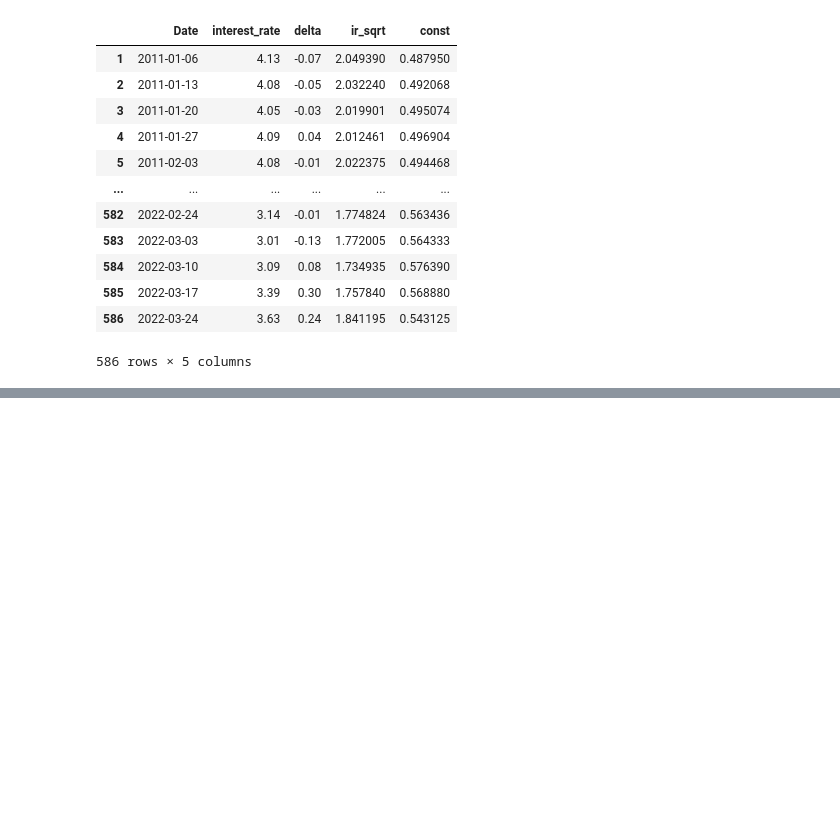
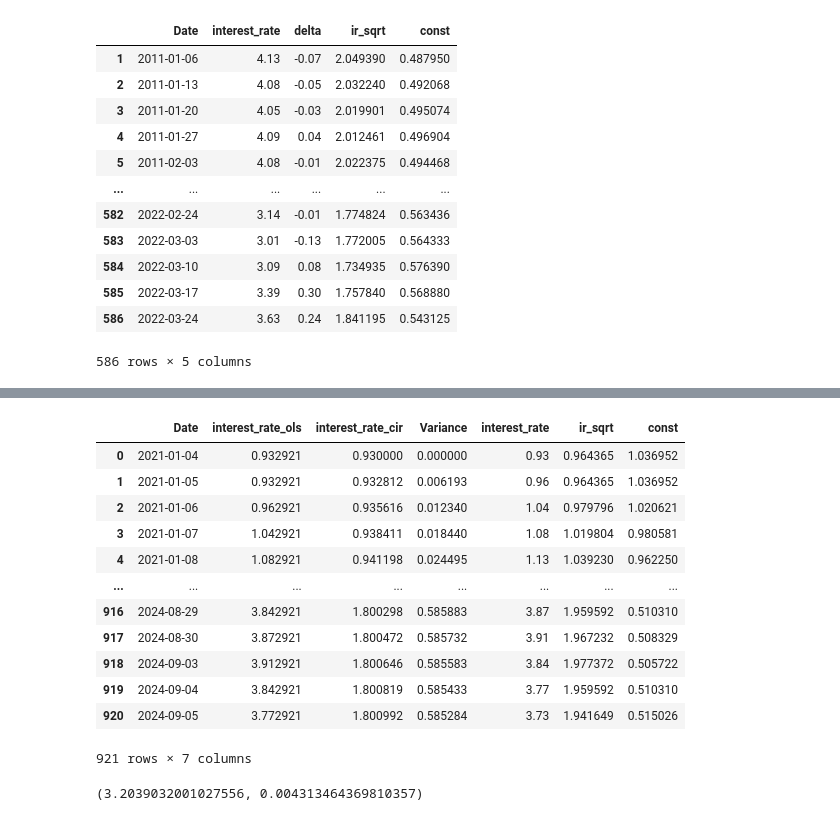
Before and after one commit to alisdghnia/CIR-model, a Jupyter notebook: CIR-model.ipynb, the cells around one changed output, grey strips where cells are left out. Cells and saved outputs as stored; diff of their text form; code cells hidden in the pictures; blank space fills up the shorter version.

```diff
--- a/CIR-model.ipynb
+++ b/CIR-model.ipynb
@@ -194,0 +216,24 @@ mse
+# %%
+og_ols_cir = pd.merge(ols_cir, test, on='Date').drop(columns= ['delta'])
+og_ols_cir
+# %% [output]
+|  | Date | interest_rate_ols | interest_rate_cir | Variance | interest_rate | ir_sqrt | const |
+| 0 | 2021-01-04 | 0.932921 | 0.930000 | 0.000000 | 0.93 | 0.964365 | 1.036952 |
+| 1 | 2021-01-05 | 0.932921 | 0.932812 | 0.006193 | 0.96 | 0.964365 | 1.036952 |
+| 2 | 2021-01-06 | 0.962921 | 0.935616 | 0.012340 | 1.04 | 0.979796 | 1.020621 |
+| 3 | 2021-01-07 | 1.042921 | 0.938411 | 0.018440 | 1.08 | 1.019804 | 0.980581 |
+| 4 | 2021-01-08 | 1.082921 | 0.941198 | 0.024495 | 1.13 | 1.039230 | 0.962250 |
+| ... | ... | ... | ... | ... | ... | ... | ... |
+| 916 | 2024-08-29 | 3.842921 | 1.800298 | 0.585883 | 3.87 | 1.959592 | 0.510310 |
+| 917 | 2024-08-30 | 3.872921 | 1.800472 | 0.585732 | 3.91 | 1.967232 | 0.508329 |
+| 918 | 2024-09-03 | 3.912921 | 1.800646 | 0.585583 | 3.84 | 1.977372 | 0.505722 |
+| 919 | 2024-09-04 | 3.842921 | 1.800819 | 0.585433 | 3.77 | 1.959592 | 0.510310 |
+| 920 | 2024-09-05 | 3.772921 | 1.800992 | 0.585284 | 3.73 | 1.941649 | 0.515026 |
+921 rows × 7 columns
+# %%
+# OLS did better than Vasicek
+og_vas_mse = np.mean((og_ols_cir['interest_rate'] - og_ols_cir['interest_rate_cir']) ** 2)
+og_ols_mse = np.mean((og_ols_cir['interest_rate'] - og_ols_cir['interest_rate_ols']) ** 2)
+og_vas_mse, og_ols_mse
+# %% [output]
+(3.2039032001027556, 0.004313464369810357)
```
Also changed, not shown: parts of 11 cells of this notebook, 2 other files.
